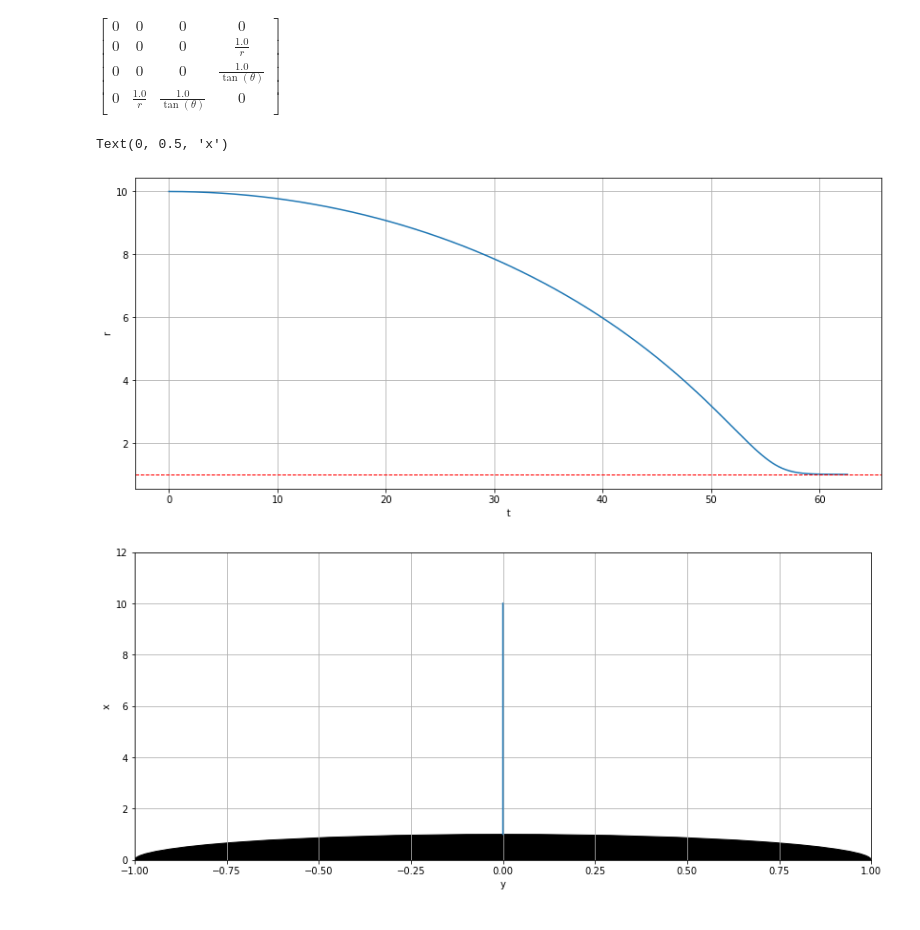
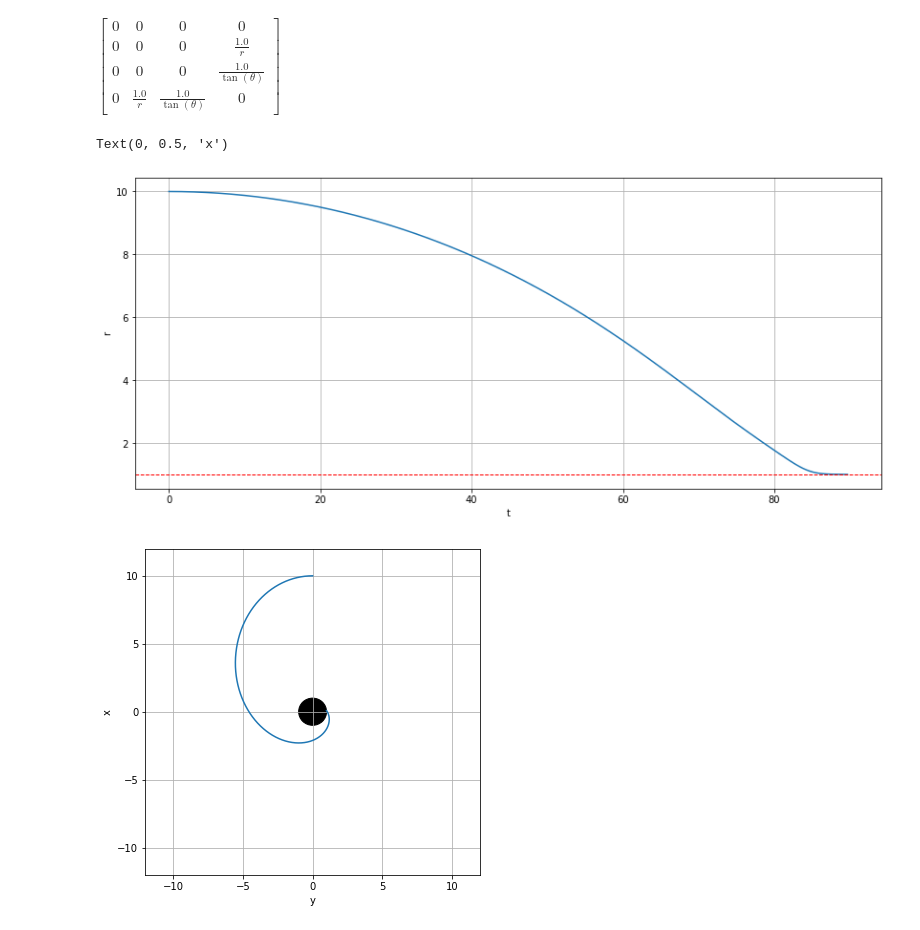
Before and after one commit to adcrry/blackhole-geodesic, a Jupyter notebook: simulation.ipynb, the cells around one changed output. Cells and saved outputs as stored; diff of their text form; code cells hidden in the pictures.

```diff
--- a/simulation.ipynb
+++ b/simulation.ipynb
@@ -59,33 +59,31 @@ def F(t, y):
                 right[i] = right[i] - chris_fun(1, 1, x[1], x[2])[i][alpha][beta]*xp[alpha]*xp[beta]
     return np.concatenate((xp, right))
 # %%
-T = 70
+T = 500
 t_eval = np.linspace(0, T, int(T * 123 + 1))
-initial_value = [0, 10, np.pi/2, 0, 1, 0, 0, 0]
+initial_value = [0, 10, np.pi/2, 0, 1, 0, 0.015, 0]
 
-# Solve the initial value problem.
 sol = solve_ivp(F, [0, T], initial_value, t_eval=t_eval)
 # %%
-# Plot the solution.
 plt.figure(figsize=(14, 6),)
 plt.plot(sol.y[0], sol.y[1])
 ax = plt.gca()
 ax.axhline(1, color="red", ls='--', lw=1)
 plt.grid()
 plt.xlabel('t')
 plt.ylabel('r')
 
-plt.figure(figsize=(14, 6),)
+plt.figure(figsize=(6, 6),)
 plt.plot(sol.y[1]*np.cos(sol.y[2]), sol.y[1]*np.sin(sol.y[2]))
 plt.grid()
-plt.xlim(-1, 1)
-plt.ylim(-10, 12)
+plt.xlim(-12, 12)
+plt.ylim(-12, 12)
 ax = plt.gca()
 circle1 = patches.Circle((0, 0), radius=1, color='black')
 ax.add_patch(circle1)
 plt.xlabel('y')
 plt.ylabel('x')
 # %% [output]
 Text(0, 0.5, 'x')
-[figure, old version]
+[figure, new version]
-[figure, old version]
+[figure, new version]
```
